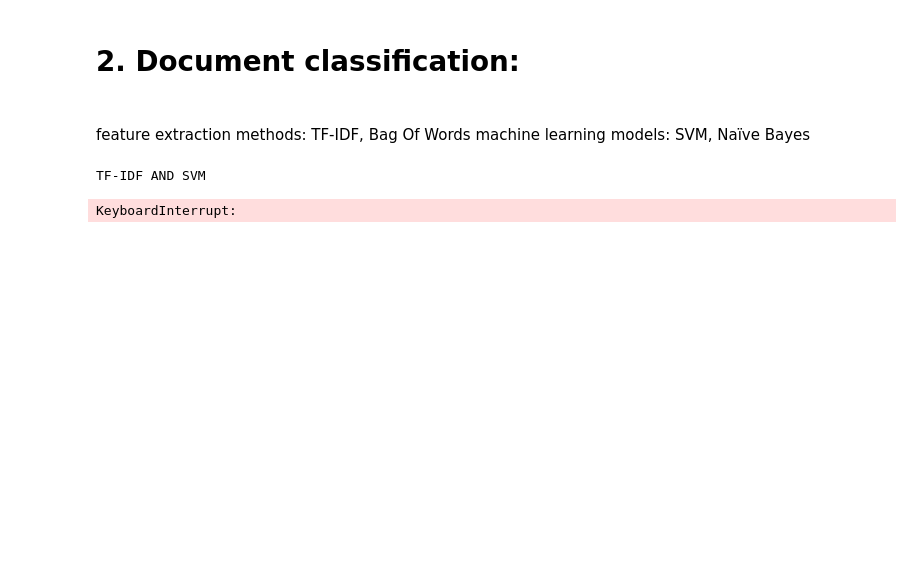
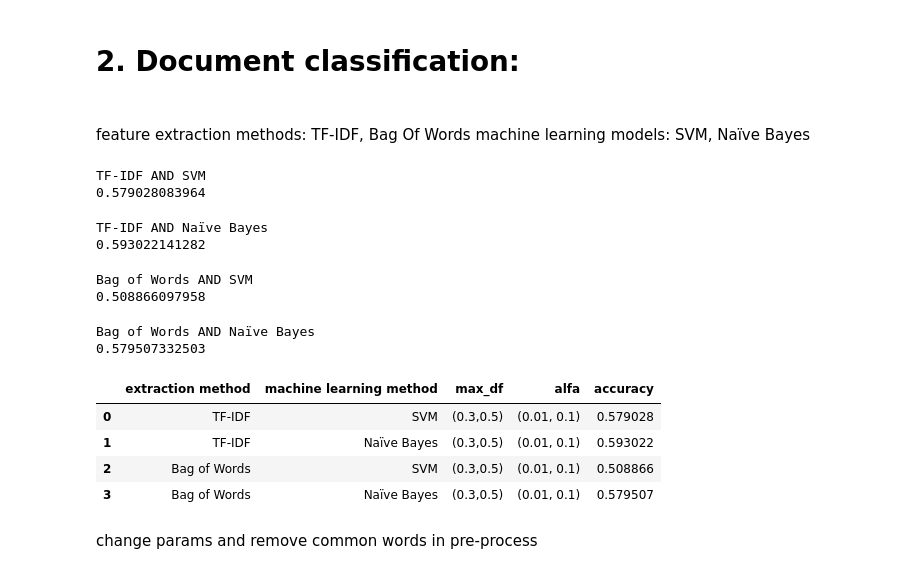
Before and after one commit to nogahm/DocumentClassification, a Jupyter notebook: DocumentClassification.ipynb, the cells around one changed output. Drawn from its saved outputs; the diff is of its cells as text; code cells hidden in the pictures; blank space fills up the shorter version.

```diff
--- a/DocumentClassification.ipynb
+++ b/DocumentClassification.ipynb
@@ -192,27 +184,45 @@ def classify(extractM,machineLearningM ):
             return accuracy
 # %%
 results=[]
+parameters = {'vect__max_df': (0.3,0.5),'clf__alpha': (0.01, 0.1)}
 #TF-IDF & SVM
 print('TF-IDF AND SVM')
-accuracy = classify(TfidfVectorizer(),SGDClassifier() )
-results.append(['TF-IDF' , 'SVM', accuracy])
+accuracy = classify(TfidfVectorizer(),SGDClassifier() ,parameters)
+results.append(['TF-IDF' , 'SVM', '(0.3,0.5)','(0.01, 0.1)',accuracy])
 # %% [output]
 TF-IDF AND SVM
+0.579028083964
-KeyboardInterrupt:
 # %%
 #TF-IDF & Naïve Bayes
 print('TF-IDF AND Naïve Bayes')
-accuracy = classify(TfidfVectorizer(),MultinomialNB() )
-results.append(['TF-IDF' , 'Naïve Bayes', accuracy])
+accuracy = classify(TfidfVectorizer(),MultinomialNB() ,parameters)
+results.append(['TF-IDF' , 'Naïve Bayes','(0.3,0.5)','(0.01, 0.1)', accuracy])
+# %% [output]
+TF-IDF AND Naïve Bayes
+0.593022141282
 # %%
 #Bag of Words & SVM
 print('Bag of Words AND SVM')
-accuracy = classify(CountVectorizer(),SGDClassifier() )
-results.append(['Bag of Words' , 'SVM', accuracy])
+accuracy = classify(CountVectorizer(),SGDClassifier() ,parameters)
+results.append(['Bag of Words' , 'SVM', '(0.3,0.5)','(0.01, 0.1)', accuracy])
+# %% [output]
+Bag of Words AND SVM
+0.508866097958
 # %%
 #Bag of Words & Naïve Bayes
 print('Bag of Words AND Naïve Bayes')
-accuracy = classify(CountVectorizer(),MultinomialNB() )
-results.append(['Bag of Words' , 'Naïve Bayes', accuracy])
+accuracy = classify(CountVectorizer(),MultinomialNB() ,parameters)
+results.append(['Bag of Words' , 'Naïve Bayes', '(0.3,0.5)','(0.01, 0.1)', accuracy])
+# %% [output]
+Bag of Words AND Naïve Bayes
+0.579507332503
 # %%
-pd.DataFrame(results,columns=['extraction method','machine learning method', 'accuracy'])
+pd.DataFrame(results,columns=['extraction method','machine learning method','max_df','alfa', 'accuracy'])
+# %% [output]
+|  | extraction method | machine learning method | max_df | alfa | accuracy |
+| 0 | TF-IDF | SVM | (0.3,0.5) | (0.01, 0.1) | 0.579028 |
+| 1 | TF-IDF | Naïve Bayes | (0.3,0.5) | (0.01, 0.1) | 0.593022 |
+| 2 | Bag of Words | SVM | (0.3,0.5) | (0.01, 0.1) | 0.508866 |
+| 3 | Bag of Words | Naïve Bayes | (0.3,0.5) | (0.01, 0.1) | 0.579507 |
+# %% [markdown]
+change params and remove common words in pre-process
```
Also changed, not shown: parts of 8 cells of this notebook.
